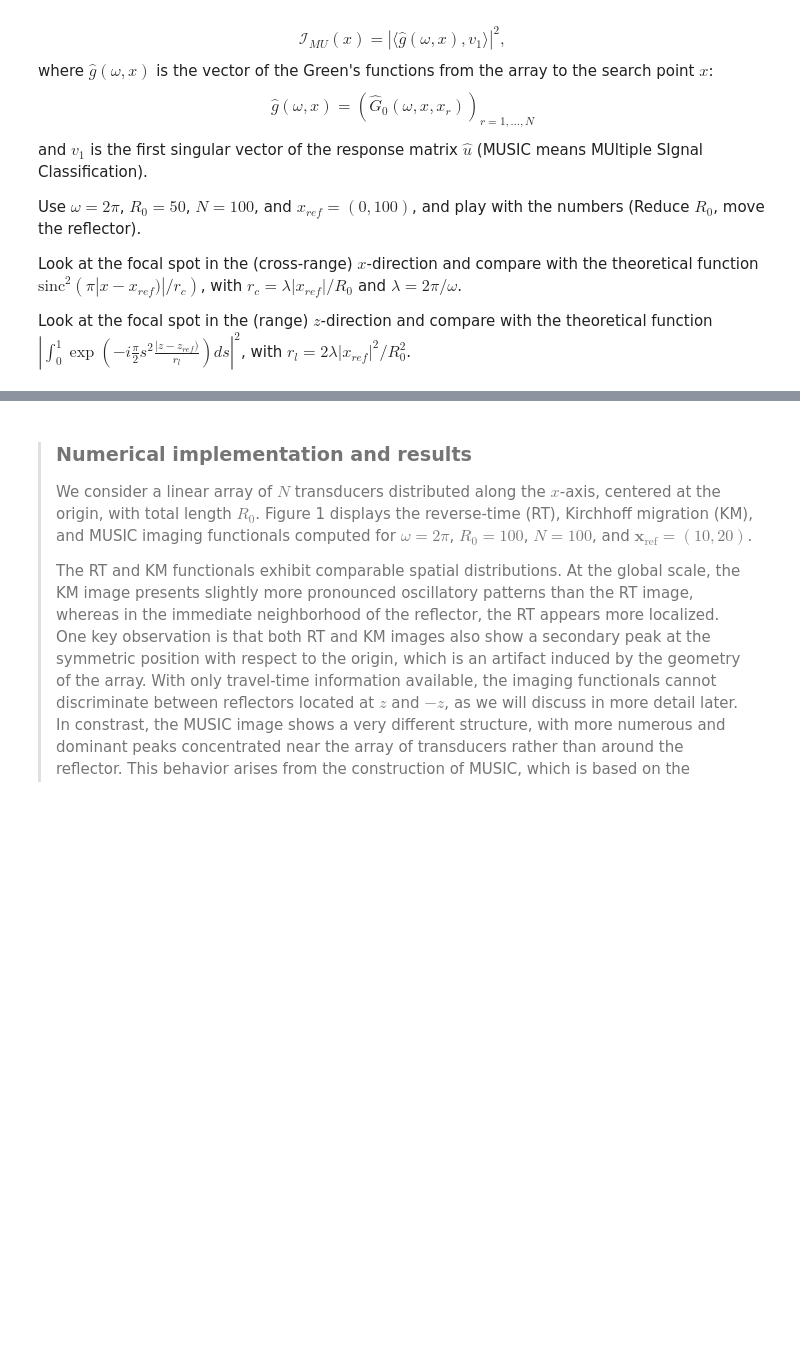
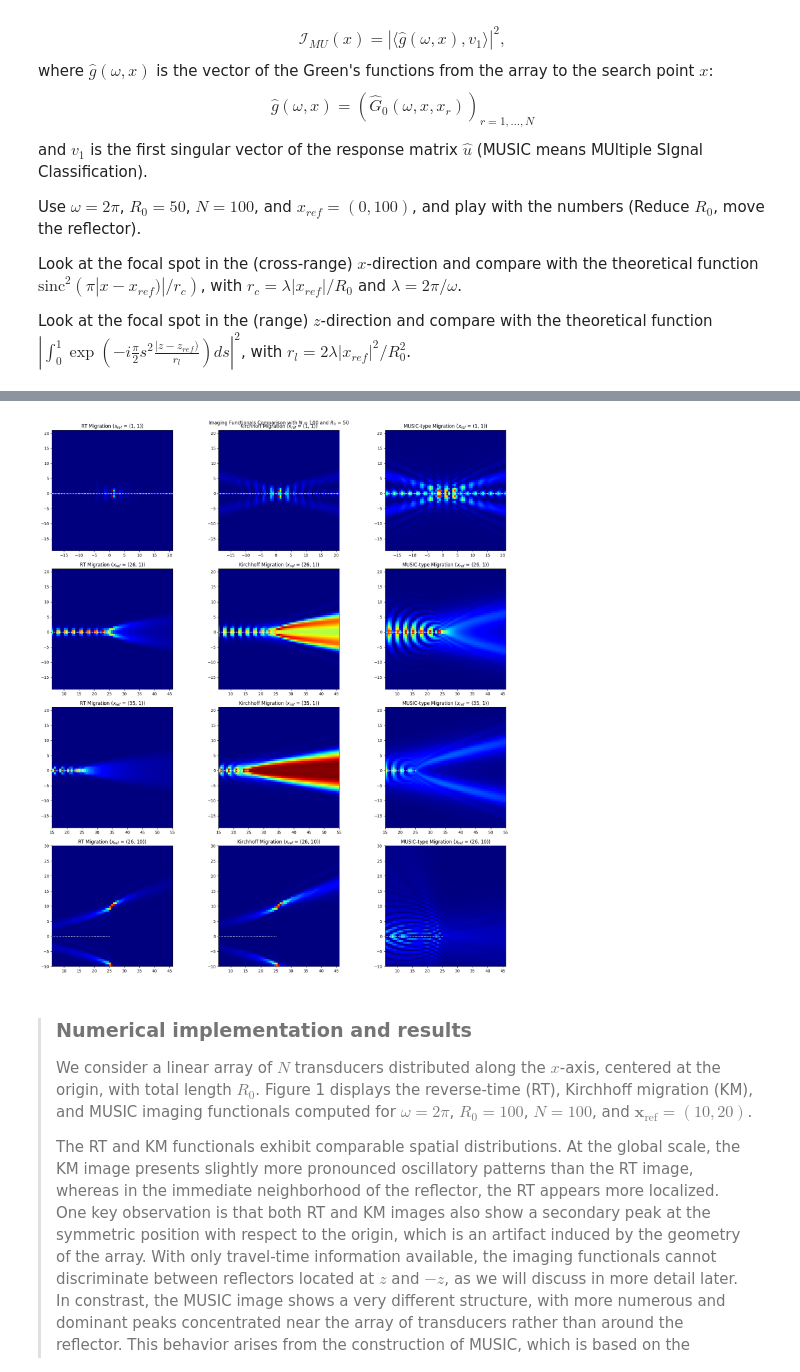
Before and after one commit to adonis107/MVA-IPI, a Jupyter notebook: RTKM_JAMAL_MARTINI.ipynb, the cells around one changed output, grey strips where cells are left out. Saved outputs shown, nothing was run; the diff lists cells and outputs as text; code cells hidden in the pictures; blank space fills up the shorter version.

```diff
--- a/RTKM_JAMAL_MARTINI.ipynb
+++ b/RTKM_JAMAL_MARTINI.ipynb
@@ -662,7 +672,7 @@ plt.show()
 # Parameters
 N = 100  # Number of transducers
 w = 2 * np.pi  # Frequency
-R0 = 100  # Array radius
+R0 = 50  # Array radius
 
 # Transducer positions (fixed now)
 x_coords = np.linspace(-R0 / 2, R0 / 2, N)
@@ -677,10 +687,10 @@ z = np.linspace(zlim[0], zlim[1], n)
 X, Z = np.meshgrid(x, z)
 
 # Reflector positions
-ref_positions = [(1, 1), (51, 1), (70, 1), (51, 20)]
+ref_positions = [(1, 1), (26, 1), (35, 1), (26, 10)]
 
 # Zoom window size
-zoom_half_width = 30
+zoom_half_width = 20
 
 # Create figure: len(ref_positions) rows x 3 columns
 fig, axes = plt.subplots(len(ref_positions), 3, figsize=(18, 5 * len(ref_positions)))
@@ -732,33 +742,35 @@ for idx, x_ref in enumerate(ref_positions):
 
     # ---- Plot only zoomed versions ----
 
     axes[idx, 0].imshow(
         I_RT, extent=(xlim[0], xlim[1], zlim[0], zlim[1]), origin="lower", cmap="jet"
     )
     axes[idx, 0].scatter(x_t[:, 0], x_t[:, 1], c="white", s=1)
     axes[idx, 0].set_xlim(x_zoom)
     axes[idx, 0].set_ylim(z_zoom)
     axes[idx, 0].set_title(f"RT Migration ($x_{{ref}}$ = {x_ref})")
 
     axes[idx, 1].imshow(
         I_KM, extent=(xlim[0], xlim[1], zlim[0], zlim[1]), origin="lower", cmap="jet"
     )
     axes[idx, 1].scatter(x_t[:, 0], x_t[:, 1], c="white", s=1)
     axes[idx, 1].set_xlim(x_zoom)
     axes[idx, 1].set_ylim(z_zoom)
     axes[idx, 1].set_title(f"Kirchhoff Migration ($x_{{ref}}$ = {x_ref})")
 
     axes[idx, 2].imshow(
         I_MU, extent=(xlim[0], xlim[1], zlim[0], zlim[1]), origin="lower", cmap="jet"
     )
     axes[idx, 2].scatter(x_t[:, 0], x_t[:, 1], c="white", s=1)
     axes[idx, 2].set_xlim(x_zoom)
     axes[idx, 2].set_ylim(z_zoom)
     axes[idx, 2].set_title(f"MUSIC-type Migration ($x_{{ref}}$ = {x_ref})")
 
 fig.suptitle(f"Imaging Functionals Comparison with $N$ = {N} and $R_0$ = {R0}")
 plt.tight_layout()
 plt.show()
+# %% [output]
+[figure, added]
 # %% [markdown]
 <blockquote>
 
```
Also changed, not shown: parts of 31 cells of this notebook.
